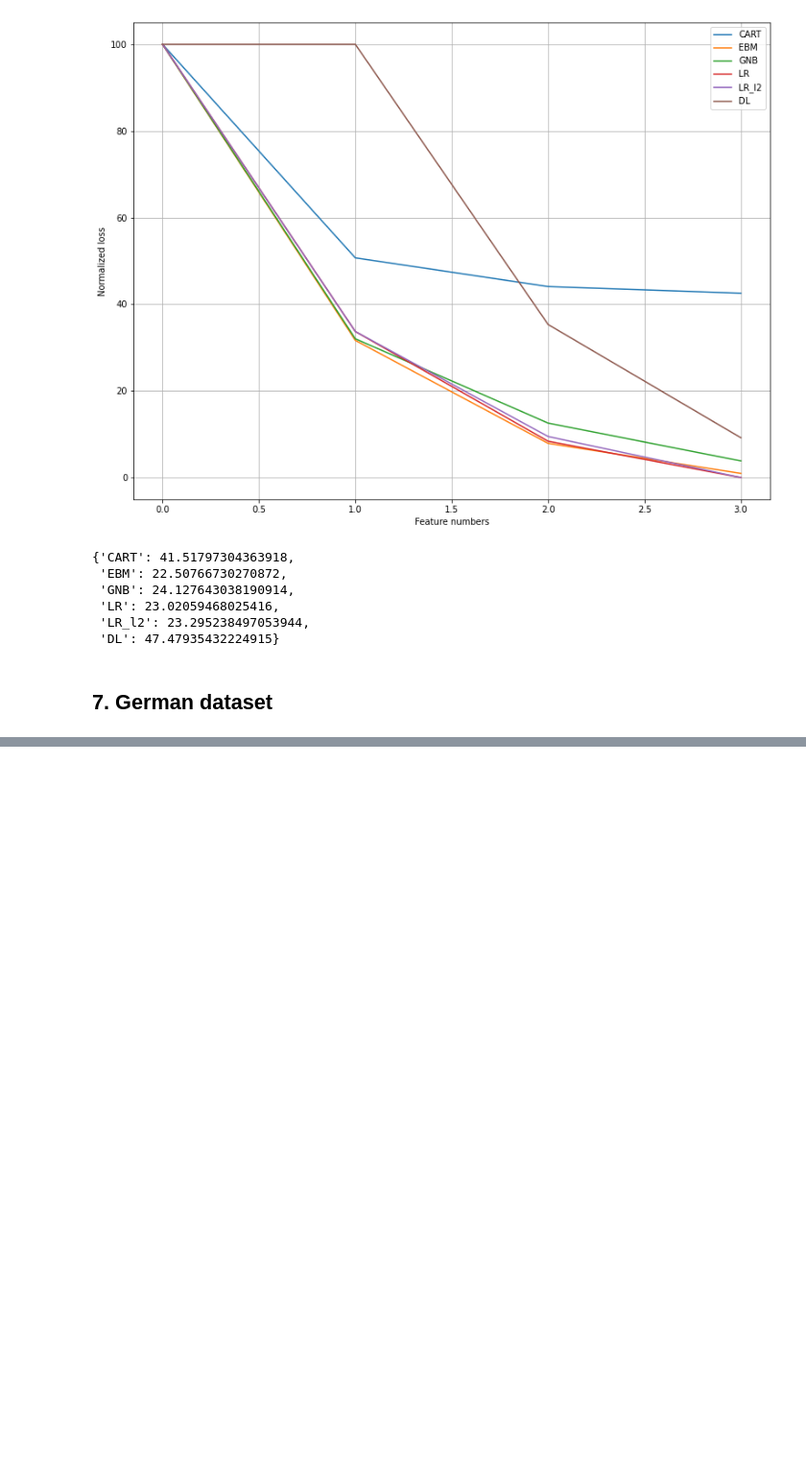
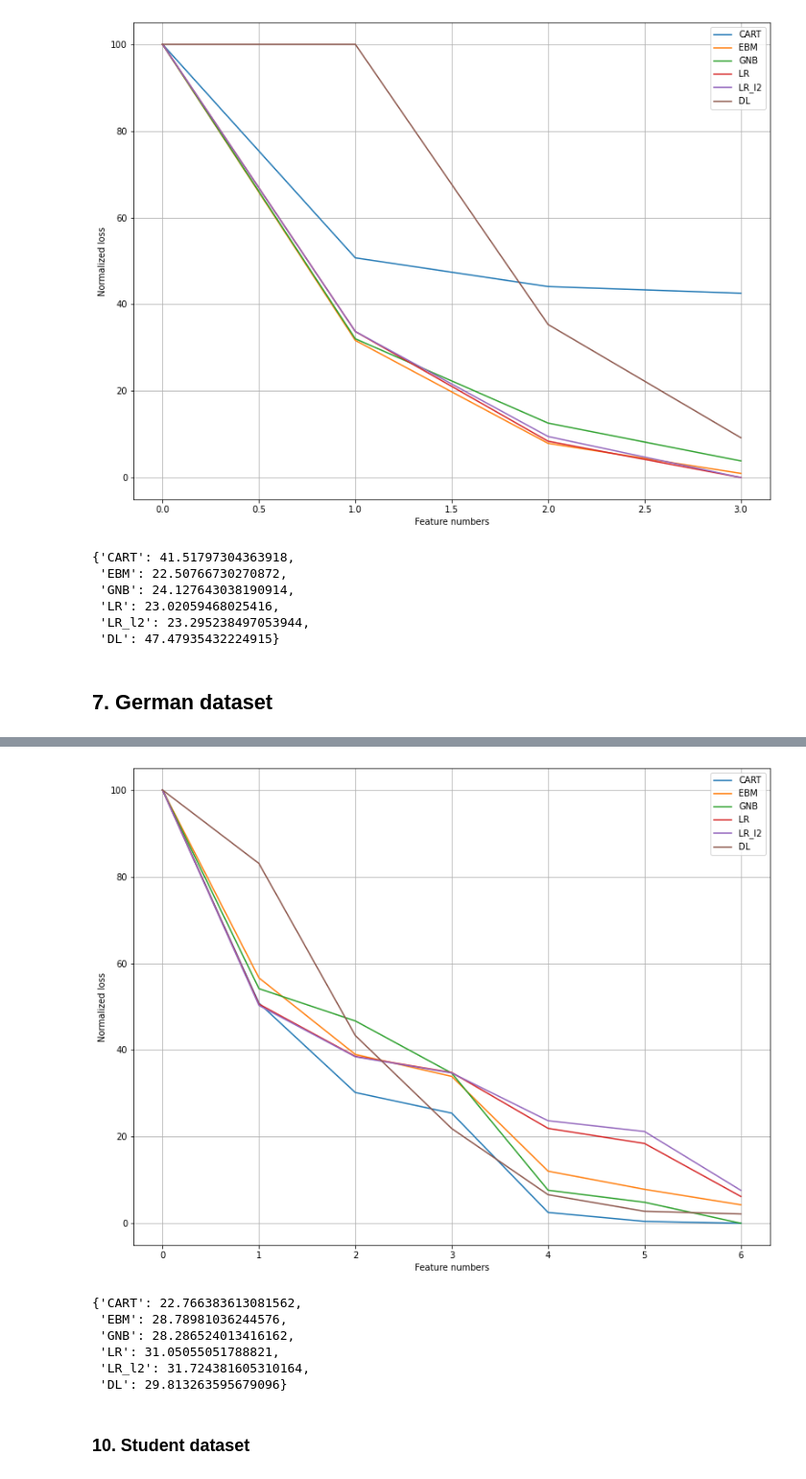
Before and after one commit to bartsvoboda/XAI_models, a Jupyter notebook: results_analysis/feature_density_analysis.ipynb, the cells around one changed output, grey strips where cells are left out. Shown at 96% size. Cells and saved outputs as stored; diff of their text form; code cells hidden in the pictures; blank space fills up the shorter version.

```diff
--- a/results_analysis/feature_density_analysis.ipynb
+++ b/results_analysis/feature_density_analysis.ipynb
@@ -370,0 +473,4 @@ FileNotFoundError: [Errno 2] No such file or directory: '../test_results/feature
+# %%
+adult_data_results = calculate_losses(8)
+adult_df_results = pd.DataFrame(adult_data_results)
+adult_df_results
@@ -370,0 +513,16 @@ FileNotFoundError: [Errno 2] No such file or directory: '../test_results/feature
+# %%
+plot_losses(7, adult_df_results)
+# %% [output]
+[figure, added]
+# %%
+adult_auc_loss = calculate_loss_auc(adult_df_results, delimiter=7)
+adult_auc_loss
+# %% [output]
+{'CART': 22.766383613081562,
+ 'EBM': 28.78981036244576,
+ 'GNB': 28.286524013416162,
+ 'LR': 31.05055051788821,
+ 'LR_l2': 31.724381605310164,
+ 'DL': 29.813263595679096}
+# %% [markdown]
+### 10. Student dataset
```
Also changed, not shown: parts of 30 cells of this notebook, 10 other files.
